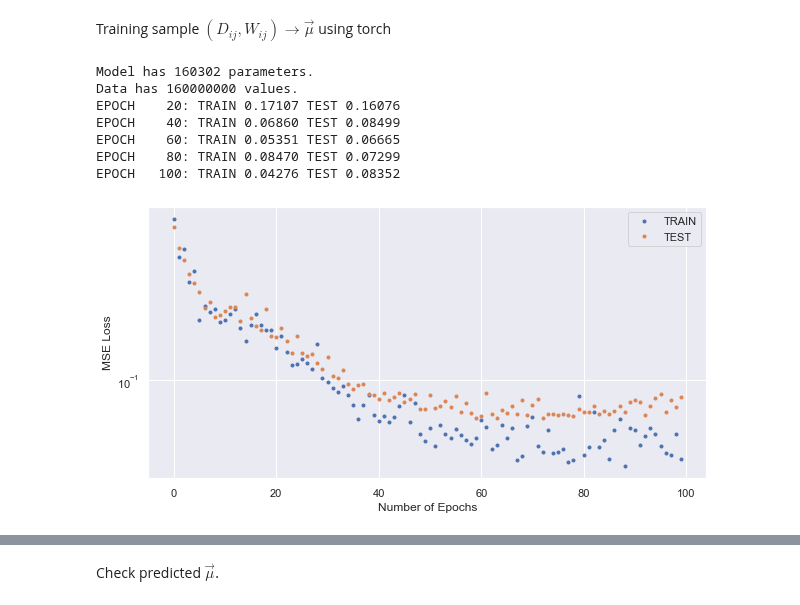
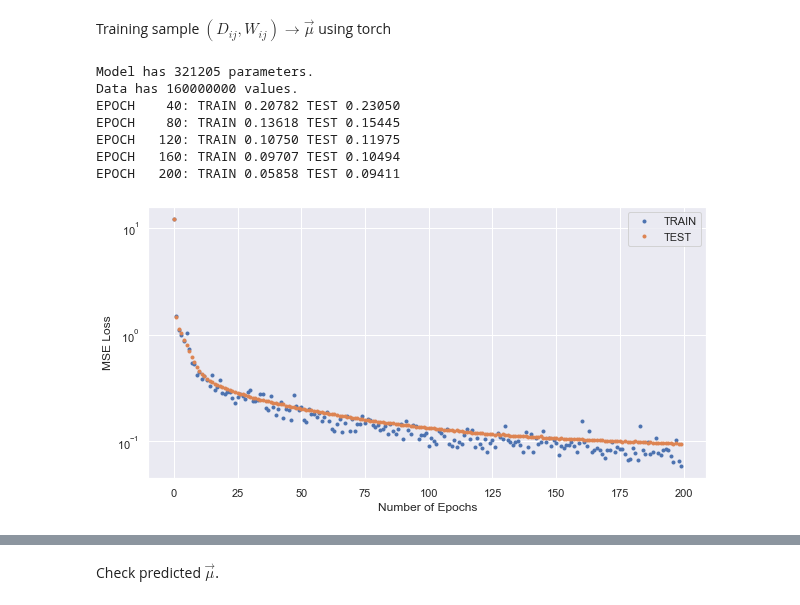
Before and after one commit to andyyPark/DESI-GMMModel, a Jupyter notebook: GMM.ipynb, the cells around one changed output, grey strips where cells are left out. Drawn from its saved outputs; the diff is of its cells as text; code cells hidden in the pictures.

```diff
--- a/GMM.ipynb
+++ b/GMM.ipynb
@@ -216,14 +229,14 @@ def learn(model, n_epochs=100, batch_size=200, learning_rate=0.05,
     return train_loss, test_loss, y_pred.detach()
 # %%
 torch.manual_seed(123)
-model = DNN_Torch(x_train.size(1), 100, y_train.size(1))
-train_loss, test_loss, y_pred = learn(model)
+model = DNN_Torch(x_train.size(1), 200, y_train.size(1))
+train_loss, test_loss, y_pred = learn(model, learning_rate=0.001, n_epochs=200)
 # %% [output]
-Model has 160302 parameters.
+Model has 321205 parameters.
 Data has 160000000 values.
-EPOCH    20: TRAIN 0.17107 TEST 0.16076
-EPOCH    40: TRAIN 0.06860 TEST 0.08499
-EPOCH    60: TRAIN 0.05351 TEST 0.06665
-EPOCH    80: TRAIN 0.08470 TEST 0.07299
-EPOCH   100: TRAIN 0.04276 TEST 0.08352
+EPOCH    40: TRAIN 0.20782 TEST 0.23050
+EPOCH    80: TRAIN 0.13618 TEST 0.15445
+EPOCH   120: TRAIN 0.10750 TEST 0.11975
+EPOCH   160: TRAIN 0.09707 TEST 0.10494
+EPOCH   200: TRAIN 0.05858 TEST 0.09411
-[figure, old version]
+[figure, new version]
```
Also changed, not shown: parts of 16 cells of this notebook.
